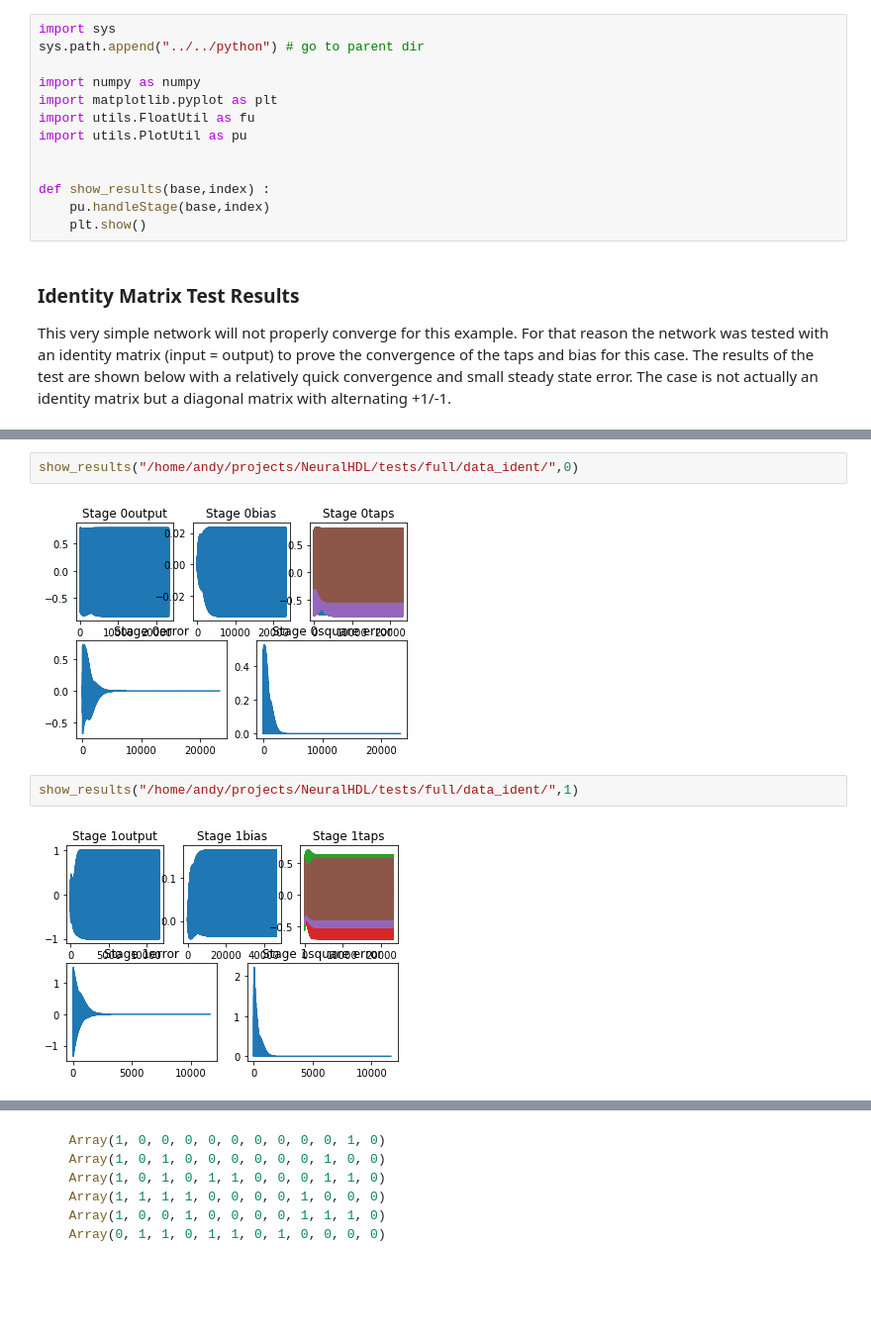
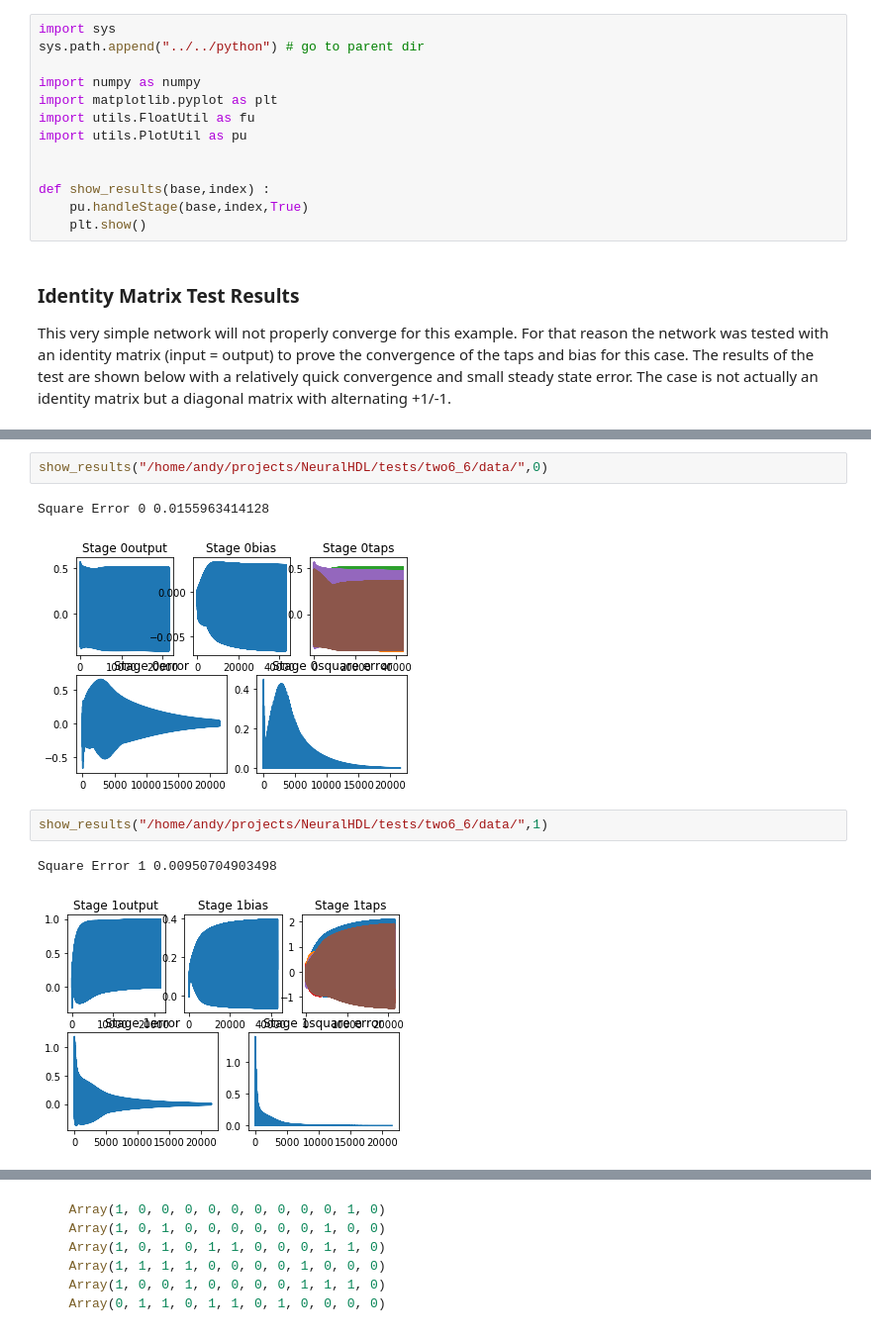
Before and after one commit to andywag/NeuralHDL, a Jupyter notebook: docs/results/TwoStage.ipynb, the cells around one changed output, grey strips where cells are left out. Shown at 99% size. Drawn from its saved outputs; the diff is of its cells as text; blank space fills up the shorter version.

```diff
--- a/docs/results/TwoStage.ipynb
+++ b/docs/results/TwoStage.ipynb
@@ -35,7 +69,7 @@ import utils.PlotUtil as pu
 
 
 def show_results(base,index) :
-    pu.handleStage(base,index)
+    pu.handleStage(base,index,True)
     plt.show()
 # %% [markdown]
 ### Identity Matrix Test Results
@@ -44,9 +85,11 @@ This very simple network will not properly converge for this example. For that r
 # %%
-show_results("/home/andy/projects/NeuralHDL/tests/full/data_ident/",0)
+show_results("/home/andy/projects/NeuralHDL/tests/two6_6/data/",0)
 # %% [output]
+Square Error 0 0.0155963414128
-[figure, old version]
+[figure, new version]
 # %%
-show_results("/home/andy/projects/NeuralHDL/tests/full/data_ident/",1)
+show_results("/home/andy/projects/NeuralHDL/tests/two6_6/data/",1)
 # %% [output]
+Square Error 1 0.00950704903498
-[figure, old version]
+[figure, new version]
 # %% [markdown]
```
Also changed, not shown: parts of 17 cells of this notebook, 3 other files.
